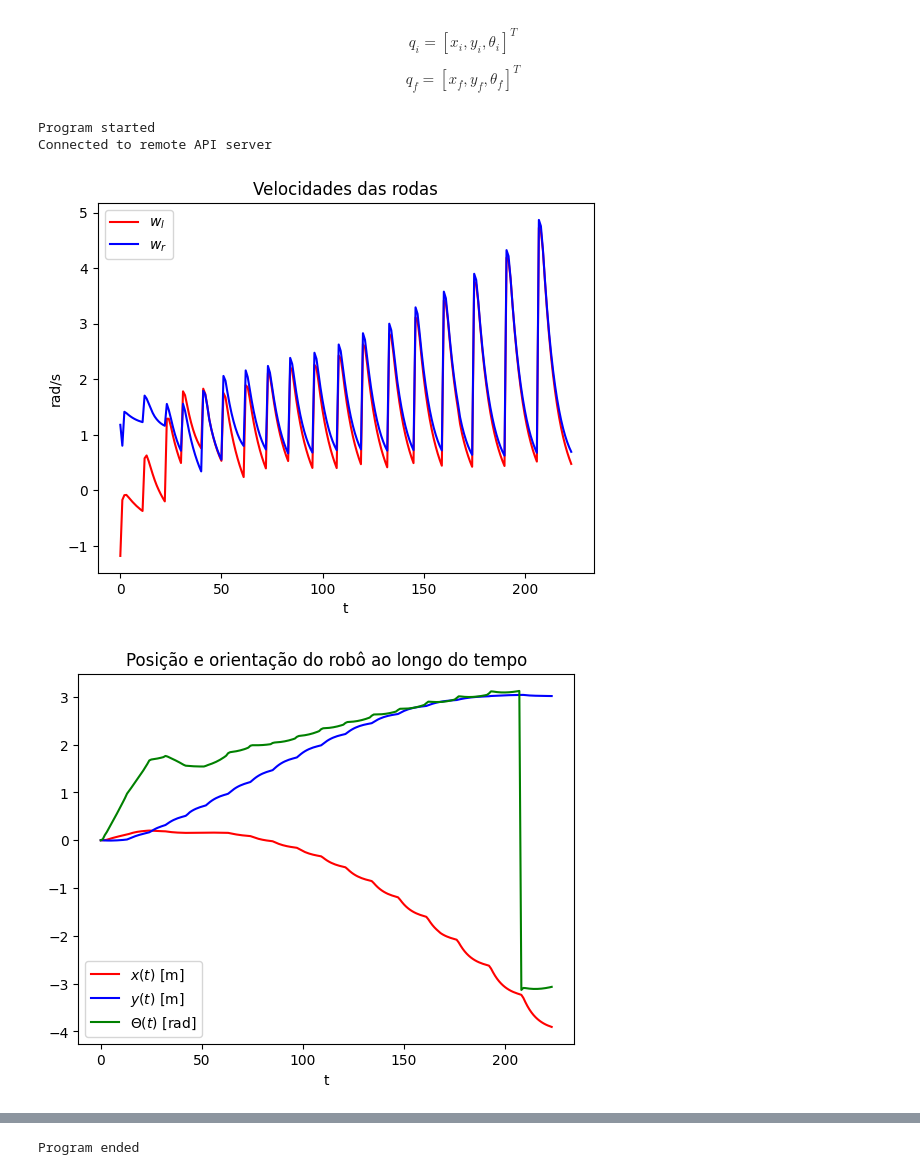
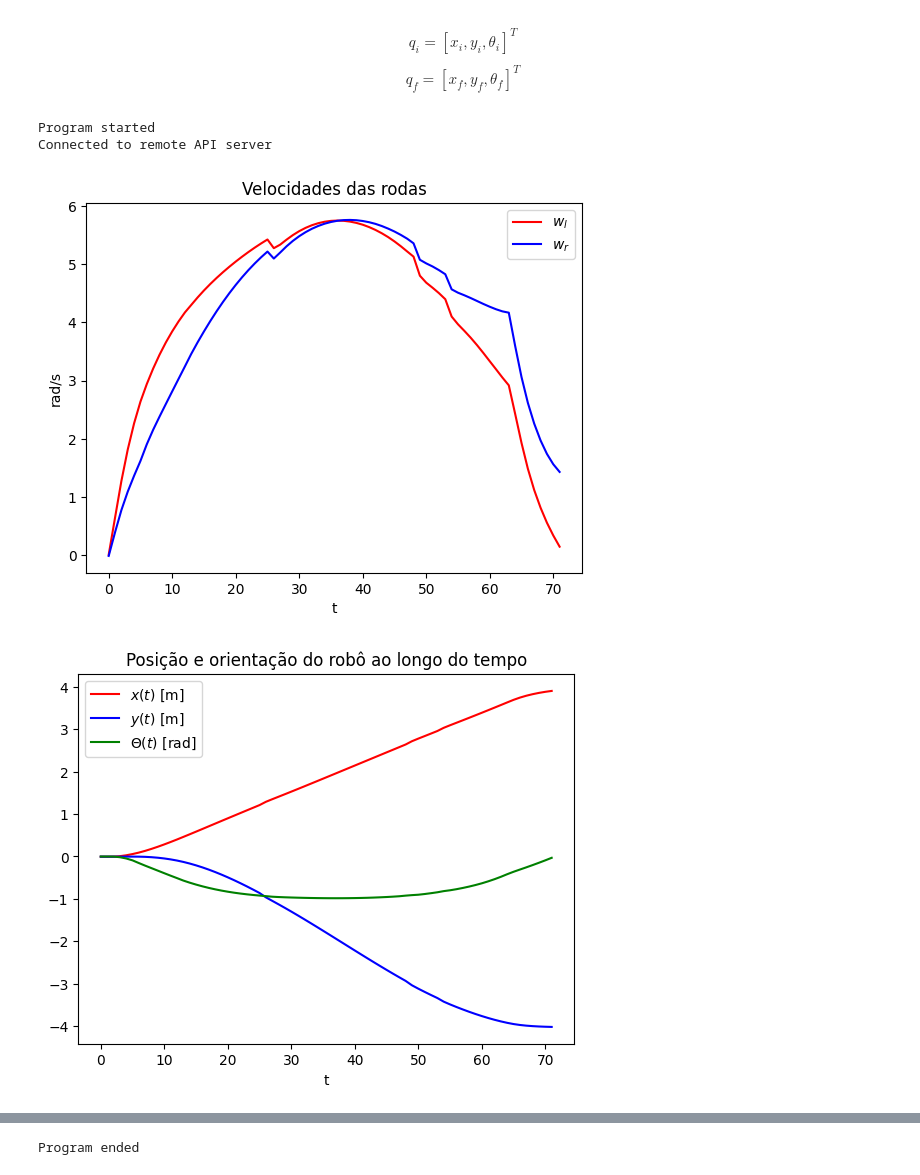
Before and after one commit to joseigo/DCA0440_Sistemas_Roboticos_Autonomos_24_1, a Jupyter notebook: Projeto 1/Projeto 1.ipynb, the cells around one changed output, grey strips where cells are left out. Saved outputs shown, nothing was run; the diff lists cells and outputs as text; code cells hidden in the pictures.

```diff
--- a/Projeto 1/Projeto 1.ipynb
+++ b/Projeto 1/Projeto 1.ipynb
@@ -461,7 +514,7 @@ if clientID!=-1:
 
 
     # Goal (x, y, theta)
-    qgoal = np.array([-4, 3, np.deg2rad(185)])
+    qgoal = np.array([4,-4, np.deg2rad(0)])
 
     # Handle do Goal
     returnCode, goalFrame = sim.simxGetObjectHandle(clientID, 'Goal', sim.simx_opmode_oneshot_wait)
@@ -494,7 +547,8 @@ if clientID!=-1:
     qi = np.array([pos[0], pos[1], (ori[2])])
 
     #Número de pontos do caminho
-    Npoints  = 20
+    Npoints  = int(15*np.sqrt(2)*max(qgoal[0],qgoal[1])-20)
+    print("Pontos:",Npoints)
 
     lPathx, lPathy, _ = getGeneratedPath(qi, qgoal, Npoints)
     returnCode = sendGeneratedPath(clientID, lPathx, lPathy)
@@ -528,7 +582,7 @@ if clientID!=-1:
         #Controle
         v, w = getPositioningControl(q,[lPathx[int(PathPoint)], lPathy[int(PathPoint)]] )
 
-        if(np.sqrt((lPathx[int(PathPoint)]-q[0])**2 + (lPathy[int(PathPoint)]-q[1])**2 )<=0.1):
+        if(np.sqrt((lPathx[int(PathPoint)]-q[0])**2 + (lPathy[int(PathPoint)]-q[1])**2 )<=1 and PathPoint < Npoints-1 ):
             PathPoint = PathPoint + 1
 
         # Cinemática Inversa das rodas
@@ -548,7 +602,7 @@ if clientID!=-1:
         lastTime = now
 
 
-        if (np.sqrt((qgoal[0]-q[0])**2 + (qgoal[1]-q[1])**2 )<=0.05 or PathPoint>Npoints-1 or t > 100):
+        if (np.sqrt((qgoal[0]-q[0])**2 + (qgoal[1]-q[1])**2 )<=0.1 or t > 100):
              sim.simxSetJointTargetVelocity(clientID, r_wheel, 0, sim.simx_opmode_oneshot_wait)
              sim.simxSetJointTargetVelocity(clientID, l_wheel, 0, sim.simx_opmode_oneshot_wait)
              break
@@ -571,32 +625,32 @@ if clientID!=-1:
     plt.legend()
     plt.show()
 
     plt.title("Posição e orientação do robô ao longo do tempo")
     plt.plot(lx,'r-',label='$x(t)$ [m]')
     plt.plot(ly,'b-',label='$y(t)$ [m]')
     plt.plot(lt,'g-',label='$\Theta(t)$ [rad]')
     plt.xlabel("t")
     plt.legend()
     plt.show()
 
     plt.title("Caminho seguido pelo robô no plano $xy$")
     plt.xlabel("x")
     plt.ylabel("y")
     plt.plot(lx,ly,"--y",label = "Caminho Realizado" )
     plt.plot(lPathx,lPathy,"k--",label = "Caminho Gerado")
     plt.plot(lx[0],ly[0],"*b", label= "Inicio")
     plt.plot(qgoal[0],qgoal[1],"xr",label="Goal")
     plt.plot(lx[len(lx)-1],ly[len(ly)-1],"*g", label= "Fim")
     plt.axis('equal')
     plt.legend()
     plt.grid()
     plt.show()
 else:
     print ('Failed connecting to remote API server')
 
 print ('Program ended')
 # %% [output]
 Program started
 Connected to remote API server
-[figure, old version]
+[figure, new version]
-[figure, old version]
+[figure, new version]
```
Also changed, not shown: parts of 3 cells of this notebook.
